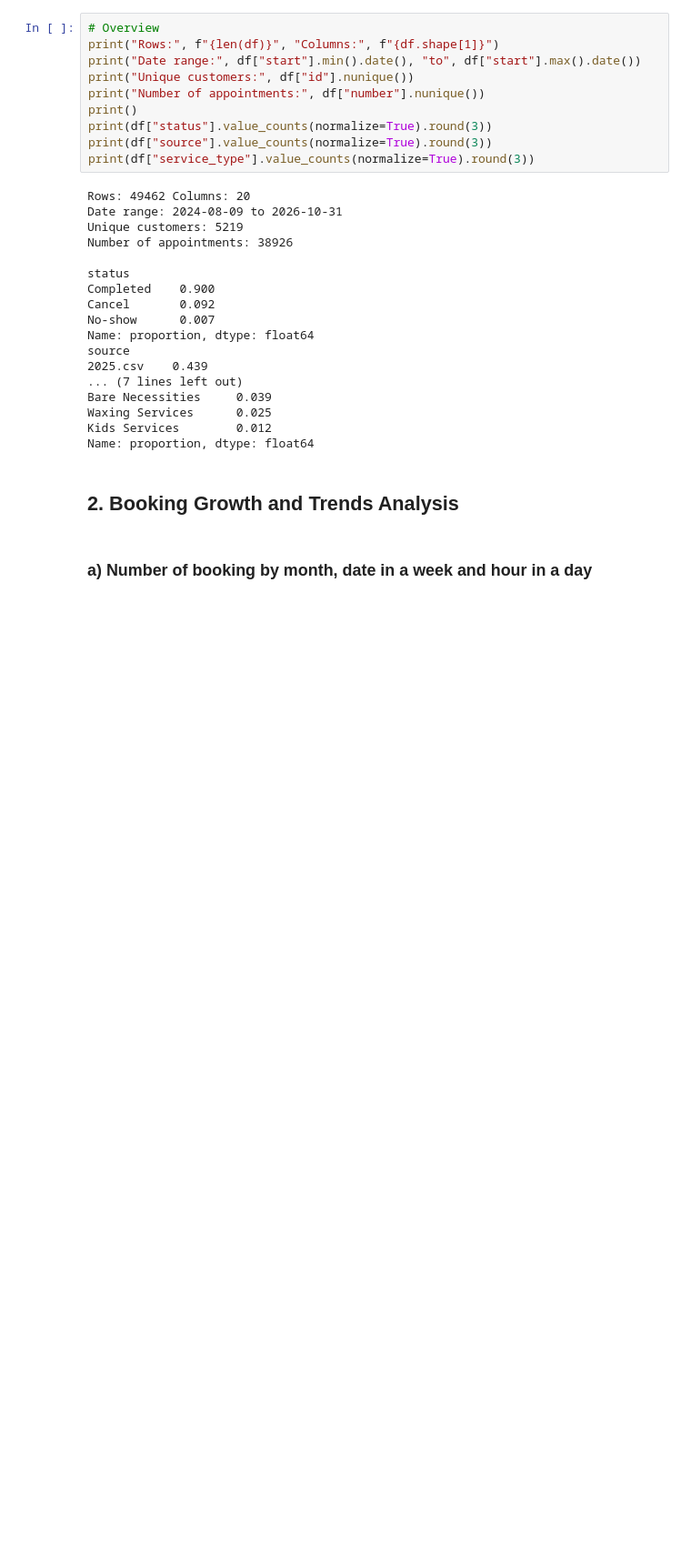
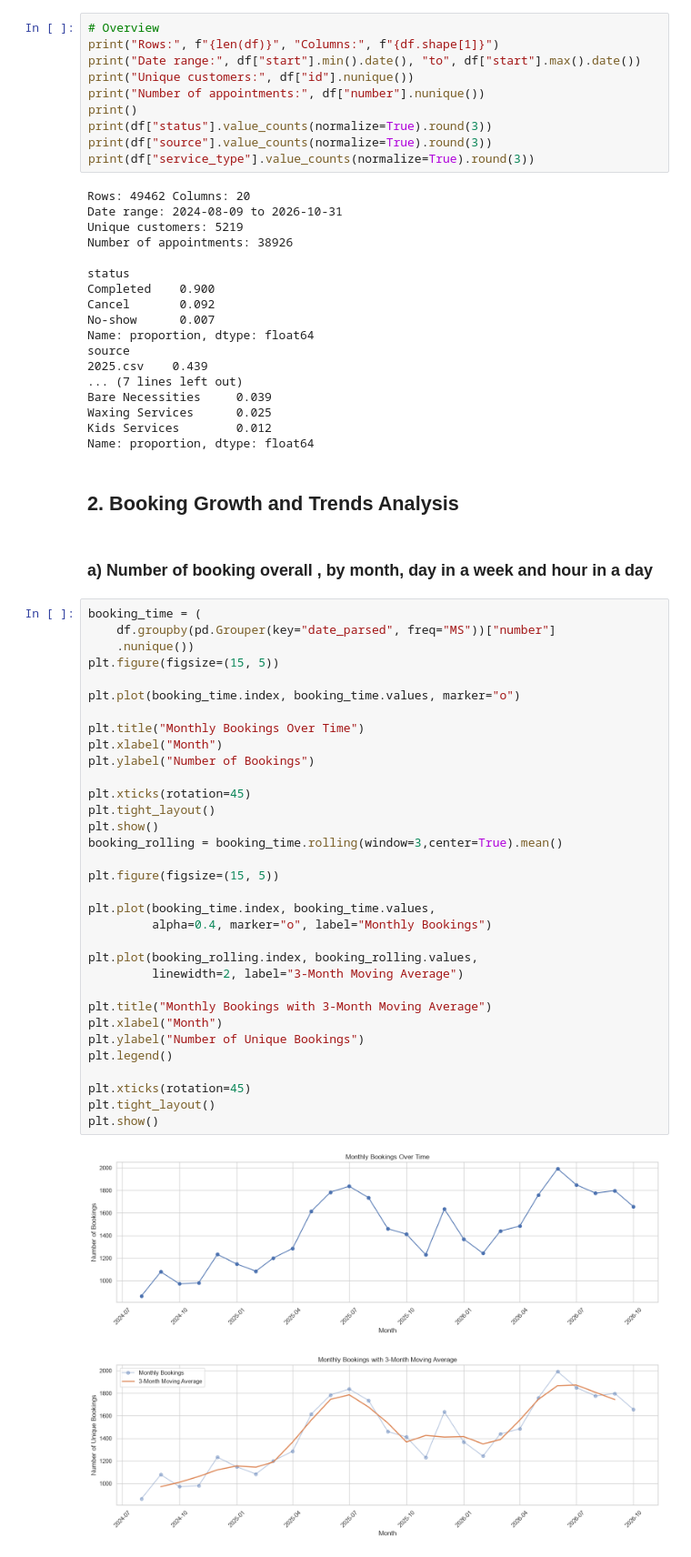
Before and after one commit to pdiuxinhxinh/Nails_Salon_Analysis, a Jupyter notebook: notebooks/eda.ipynb, the cells around one changed output. Shown at 91% size. Saved outputs shown, nothing was run; the diff lists cells and outputs as text; blank space fills up the shorter version.

Commit message:
feat: eda, analysis of booking

```diff
--- a/notebooks/eda.ipynb
+++ b/notebooks/eda.ipynb
@@ -56,4 +56,40 @@ Name: proportion, dtype: float64
 # %% [markdown]
 ## 2. Booking Growth and Trends Analysis
 # %% [markdown]
-### a) Number of booking by month, date in a week and hour in a day
+### a) Number of booking overall , by month, day in a week and hour in a day
+# %%
+booking_time = (
+    df.groupby(pd.Grouper(key="date_parsed", freq="MS"))["number"]
+    .nunique())
+plt.figure(figsize=(15, 5))
+
+plt.plot(booking_time.index, booking_time.values, marker="o")
+
+plt.title("Monthly Bookings Over Time")
+plt.xlabel("Month")
+plt.ylabel("Number of Bookings")
+
+plt.xticks(rotation=45)
+plt.tight_layout()
+plt.show()
+booking_rolling = booking_time.rolling(window=3,center=True).mean()
+
+plt.figure(figsize=(15, 5))
+
+plt.plot(booking_time.index, booking_time.values,
+         alpha=0.4, marker="o", label="Monthly Bookings")
+
+plt.plot(booking_rolling.index, booking_rolling.values,
+         linewidth=2, label="3-Month Moving Average")
+
+plt.title("Monthly Bookings with 3-Month Moving Average")
+plt.xlabel("Month")
+plt.ylabel("Number of Unique Bookings")
+plt.legend()
+
+plt.xticks(rotation=45)
+plt.tight_layout()
+plt.show()
+# %% [output]
+[figure, added]
+[figure, added]
```
Also changed, not shown: parts of 6 cells of this notebook, 2 other files.
